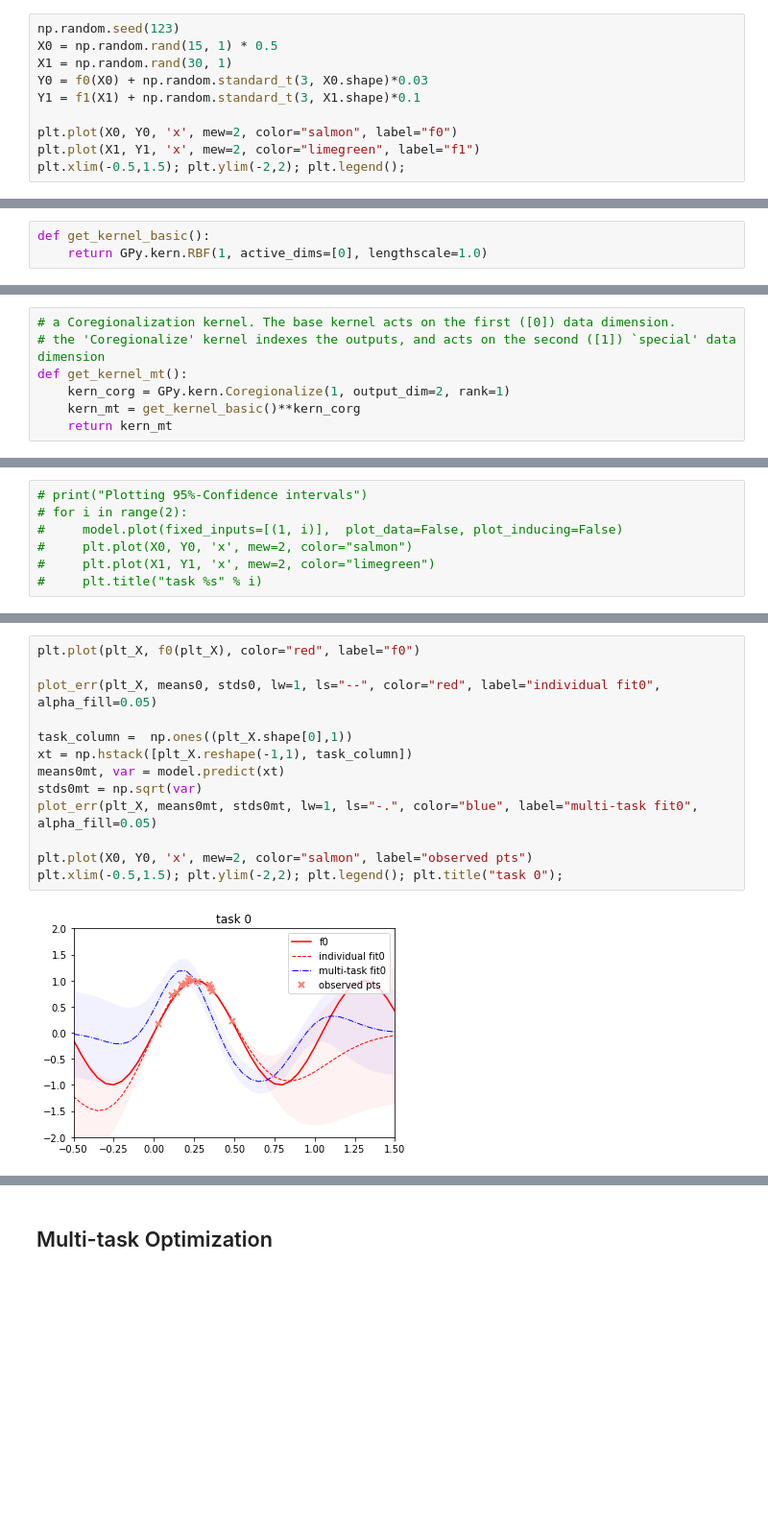
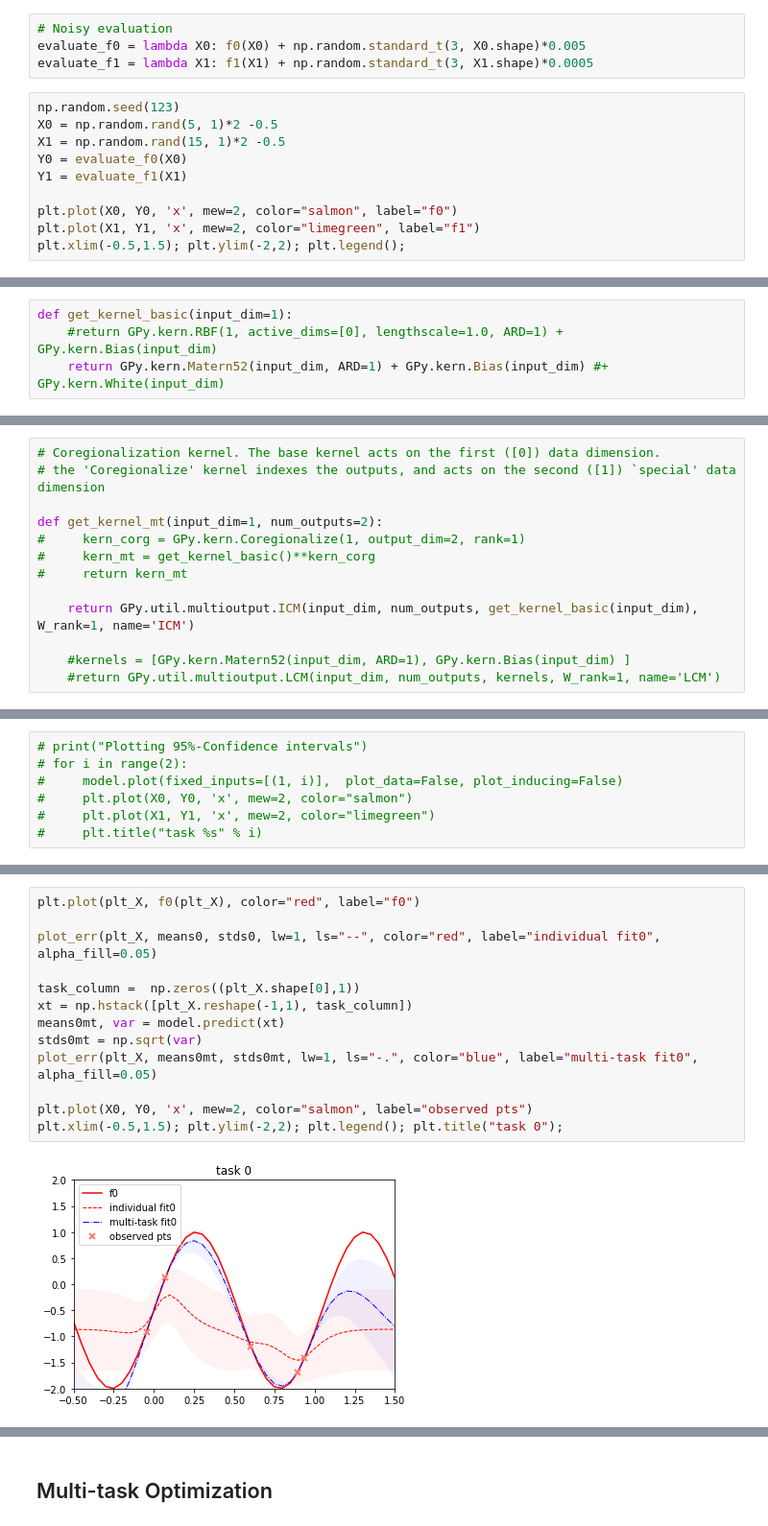
Before and after one commit to tkusmierczyk/machine_learning_demos, a Jupyter notebook: multi-task_bayesian_optimization_demo.ipynb, the cells around one changed output, grey strips where cells are left out. Shown at 96% size. Drawn from its saved outputs; the diff is of its cells as text; blank space fills up the shorter version.

```diff
--- a/multi-task_bayesian_optimization_demo.ipynb
+++ b/multi-task_bayesian_optimization_demo.ipynb
@@ -72,9 +101,13 @@ plt.xlim(-0.5,1.5); plt.ylim(-2,2); plt.legend();
+# %%
+# Noisy evaluation
+evaluate_f0 = lambda X0: f0(X0) + np.random.standard_t(3, X0.shape)*0.005
+evaluate_f1 = lambda X1: f1(X1) + np.random.standard_t(3, X1.shape)*0.0005
 # %%
 np.random.seed(123)
-X0 = np.random.rand(15, 1) * 0.5
-X1 = np.random.rand(30, 1)
-Y0 = f0(X0) + np.random.standard_t(3, X0.shape)*0.03
-Y1 = f1(X1) + np.random.standard_t(3, X1.shape)*0.1
+X0 = np.random.rand(5, 1)*2 -0.5
+X1 = np.random.rand(15, 1)*2 -0.5
+Y0 = evaluate_f0(X0)
+Y1 = evaluate_f1(X1)
 
 plt.plot(X0, Y0, 'x', mew=2, color="salmon", label="f0")
 plt.plot(X1, Y1, 'x', mew=2, color="limegreen", label="f1")
@@ -86,8 +121,9 @@ plt.xlim(-0.5,1.5); plt.ylim(-2,2); plt.legend();
 # %% [markdown]
 ### Kernel
 # %%
-def get_kernel_basic():
-    return GPy.kern.RBF(1, active_dims=[0], lengthscale=1.0)
+def get_kernel_basic(input_dim=1):
+    #return GPy.kern.RBF(1, active_dims=[0], lengthscale=1.0, ARD=1) + GPy.kern.Bias(input_dim)
+    return GPy.kern.Matern52(input_dim, ARD=1) + GPy.kern.Bias(input_dim) #+ GPy.kern.White(input_dim)
 # %% [markdown]
 ### Function 0
 # %%
@@ -186,12 +376,18 @@ X = np.vstack((np.hstack((X0, task0_column)), np.hstack((X1, task1_column))))
 # Augment the Y data to indicate accordingly to how tasks were stacked in X
 Y = np.vstack([Y0, Y1])
 # %%
-# a Coregionalization kernel. The base kernel acts on the first ([0]) data dimension.
+# Coregionalization kernel. The base kernel acts on the first ([0]) data dimension.
 # the 'Coregionalize' kernel indexes the outputs, and acts on the second ([1]) `special' data dimension
-def get_kernel_mt():
-    kern_corg = GPy.kern.Coregionalize(1, output_dim=2, rank=1)
-    kern_mt = get_kernel_basic()**kern_corg
-    return kern_mt
+
+def get_kernel_mt(input_dim=1, num_outputs=2):
+#     kern_corg = GPy.kern.Coregionalize(1, output_dim=2, rank=1)
+#     kern_mt = get_kernel_basic()**kern_corg
+#     return kern_mt
+
+    return GPy.util.multioutput.ICM(input_dim, num_outputs, get_kernel_basic(input_dim), W_rank=1, name='ICM')
+
+    #kernels = [GPy.kern.Matern52(input_dim, ARD=1), GPy.kern.Bias(input_dim) ]
+    #return GPy.util.multioutput.LCM(input_dim, num_outputs, kernels, W_rank=1, name='LCM')
 # %%
 kern_mt = get_kernel_mt()
 # %%
@@ -266,15 +469,15 @@ kappa:
 # %%
 plt.plot(plt_X, f0(plt_X), color="red", label="f0")
 
 plot_err(plt_X, means0, stds0, lw=1, ls="--", color="red", label="individual fit0", alpha_fill=0.05)
 
-task_column =  np.ones((plt_X.shape[0],1))
+task_column =  np.zeros((plt_X.shape[0],1))
 xt = np.hstack([plt_X.reshape(-1,1), task_column])
 means0mt, var = model.predict(xt)
 stds0mt = np.sqrt(var)
 plot_err(plt_X, means0mt, stds0mt, lw=1, ls="-.", color="blue", label="multi-task fit0", alpha_fill=0.05)
 
 plt.plot(X0, Y0, 'x', mew=2, color="salmon", label="observed pts")
 plt.xlim(-0.5,1.5); plt.ylim(-2,2); plt.legend(); plt.title("task 0");
 # %% [output]
-[figure, old version]
+[figure, new version]
```
Also changed, not shown: parts of 92 cells of this notebook, 1 other file.
